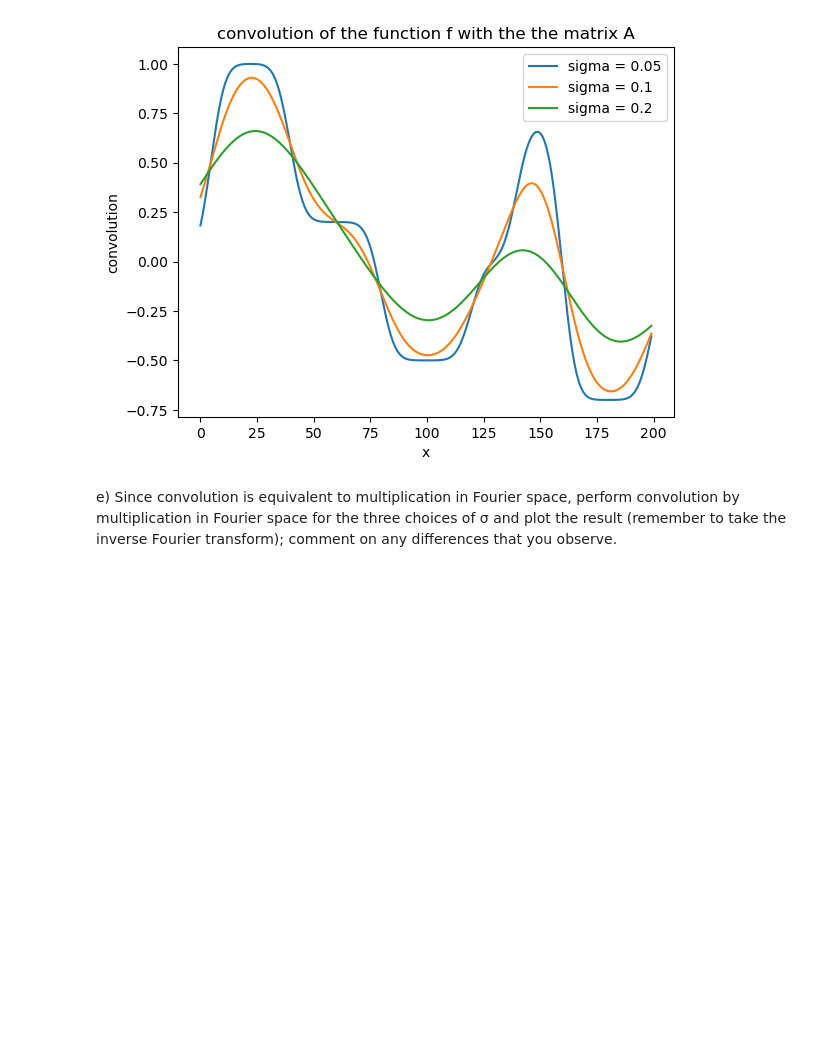
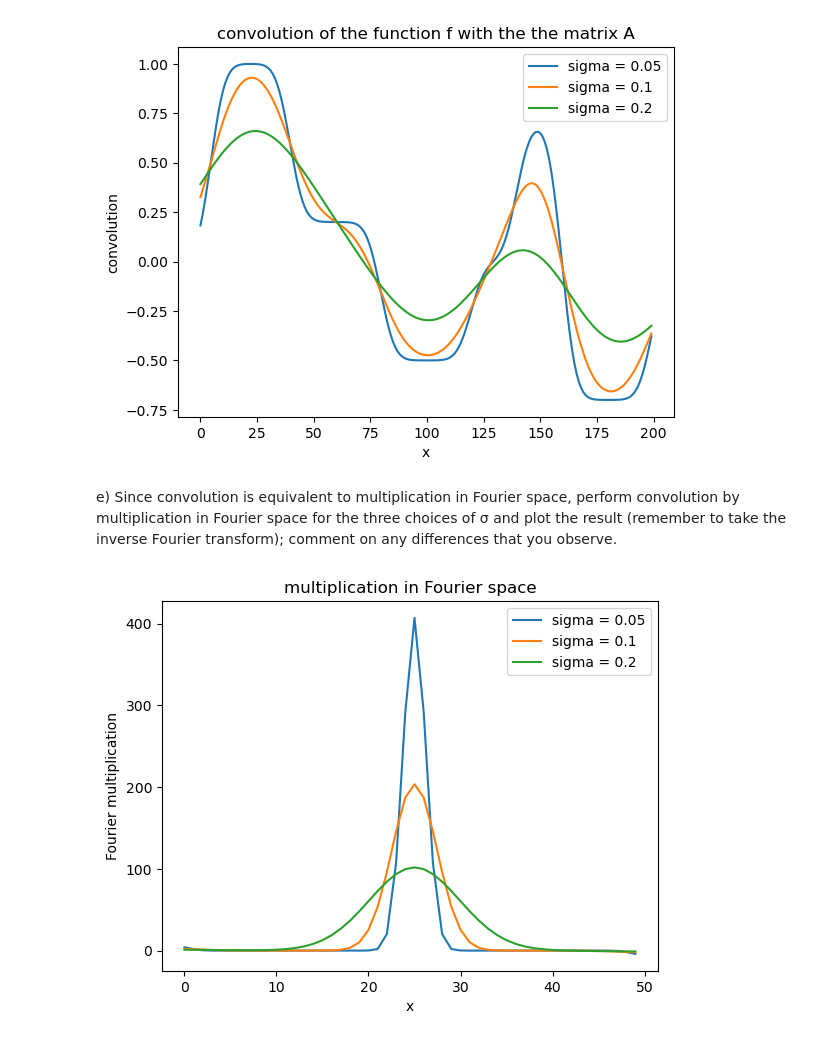
Before and after one commit to JOANNELUNA/COMP0114-Inverse-Problems-in-Imaging, a Jupyter notebook: CW1/CW1_week1-3.ipynb, the cells around one changed output. Drawn from its saved outputs; the diff is of its cells as text; code cells hidden in the pictures; blank space fills up the shorter version.

```diff
--- a/CW1/CW1_week1-3.ipynb
+++ b/CW1/CW1_week1-3.ipynb
@@ -333,6 +333,7 @@ Text(0, 0.5, 'f(x)')
 # %% [markdown]
 b.) Compute the matrix A as in part 2 for σ = 0.05, 0.1, 0.2 and plot the singular values.
 # %%
+n = 100
 for sigma in (0.05,0.01,0.2):
     A = Convolution_Matrix(n,sigma)
     U,W,V_T = np.linalg.svd(A)
@@ -345,9 +346,3 @@ for sigma in (0.05,0.01,0.2):
 [figure]
 [figure]
 [figure]
-# %%
-a = np.arange(5)
-A = np.append((-a[::-1]),a[1:])
-print(a)
-print(-a[::-1])
-print(A)
@@ -437,3 +428,16 @@ for sigma in (0.05,0.1,0.2):
 [figure]
 # %% [markdown]
 e) Since convolution is equivalent to multiplication in Fourier space, perform convolution by multiplication in Fourier space for the three choices of σ and plot the result (remember to take the inverse Fourier transform); comment on any differences that you observe.
+# %%
+Fx = np.fft.fftshift(np.fft.fft(np.fft.fftshift(x)))
+x = np.real(np.fft.fftshift(np.fft.ifft(np.fft.fftshift(Fx))))
+for sigma in (0.05,0.1,0.2):
+    A = Convolution_Matrix(n,sigma)
+    b = np.dot(A, Fx)
+    plt.plot(b, label = 'sigma = {}'.format(sigma))
+    plt.title('multiplication in Fourier space')
+    plt.xlabel('x')
+    plt.ylabel('Fourier multiplication')
+    plt.legend()
+# %% [output]
+[figure, added]
```
Also changed, not shown: parts of 2 cells of this notebook, 4 other files.
